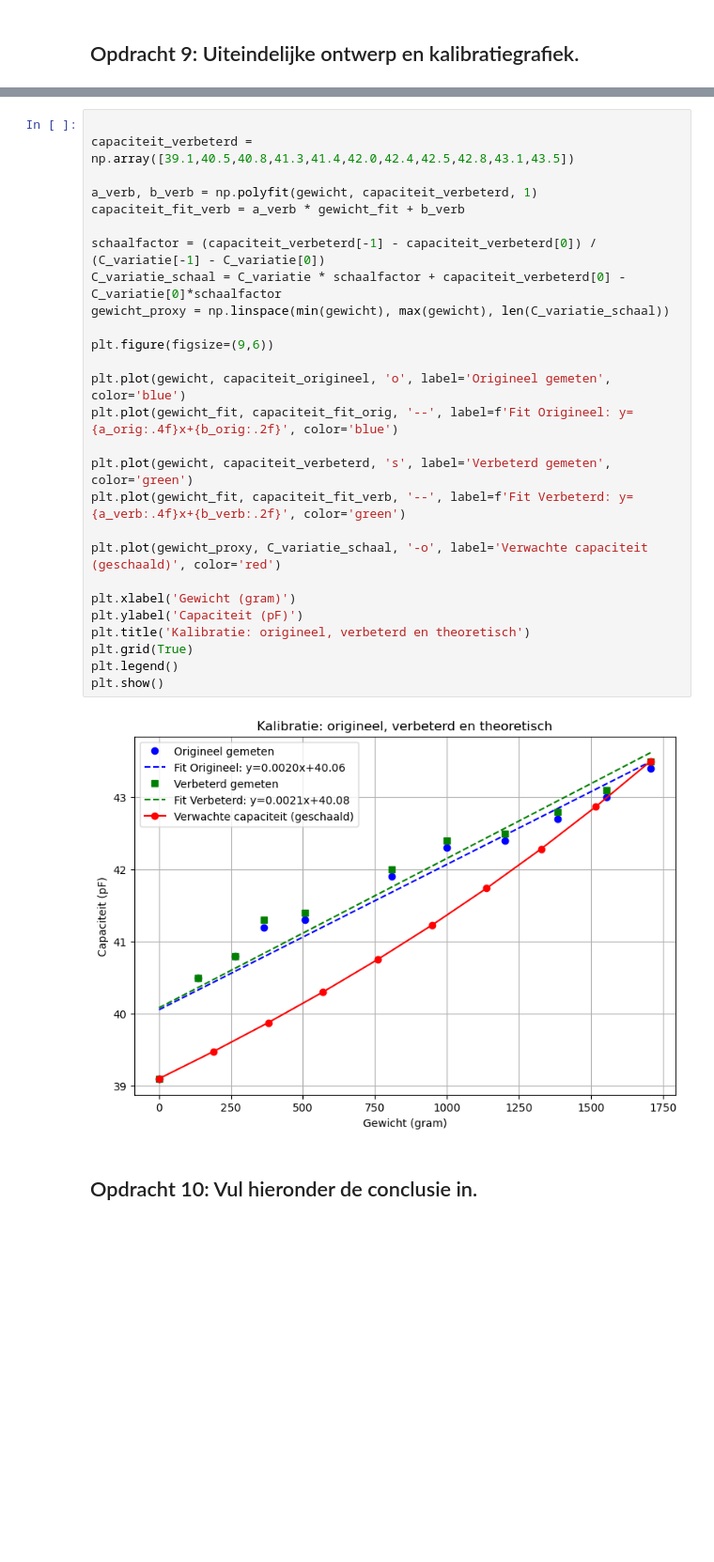
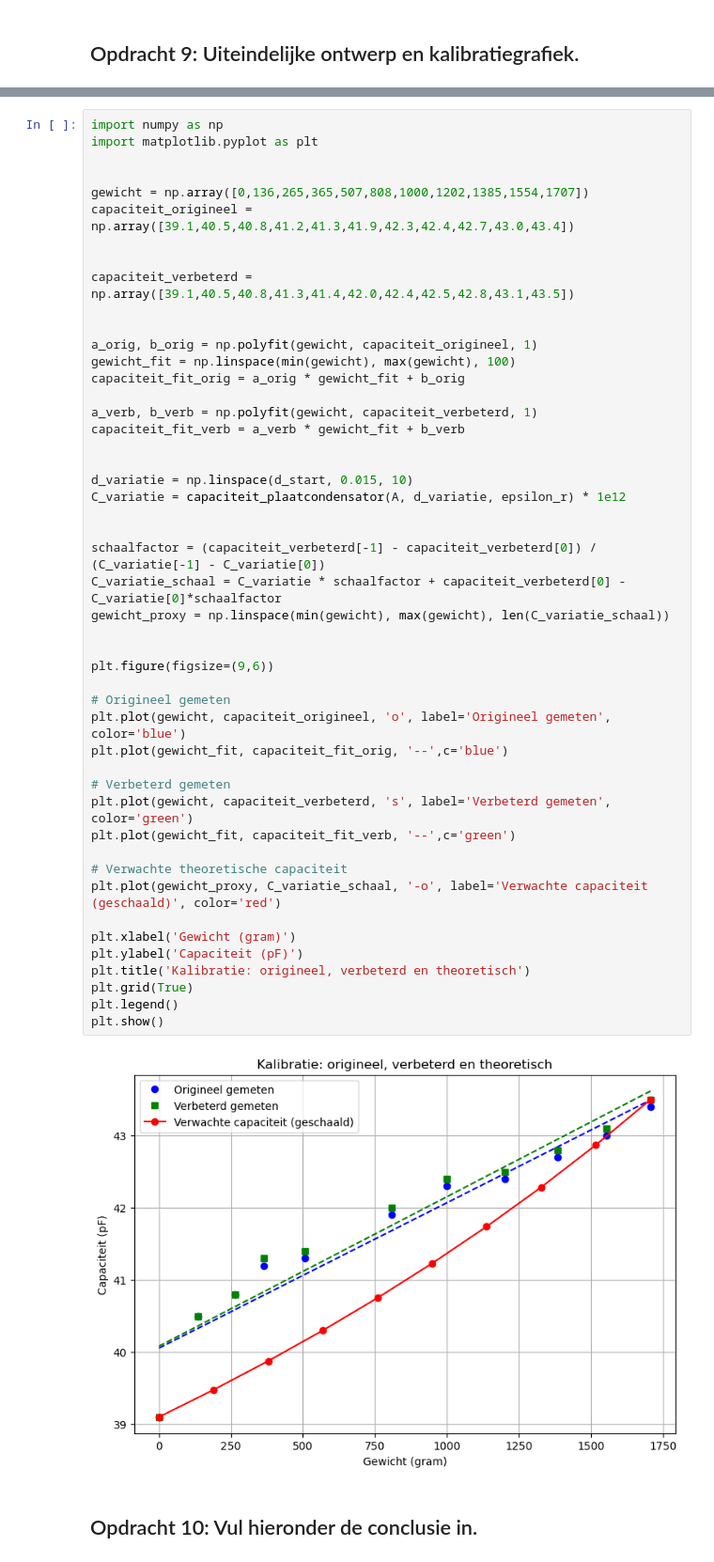
Before and after one commit to annelindetijdhof/opdrachten-DEF-D, a Jupyter notebook: FysiekeOntwerpopdrachten/2OntwerpEenSensorCondensator/DEFOntwerpopdracht2OntwerpEenSensorInvulTemplate.ipynb, the cells around one changed output, grey strips where cells are left out. Shown at 94% size. Saved outputs shown, nothing was run; the diff lists cells and outputs as text; blank space fills up the shorter version.

```diff
--- a/FysiekeOntwerpopdrachten/2OntwerpEenSensorCondensator/DEFOntwerpopdracht2OntwerpEenSensorInvulTemplate.ipynb
+++ b/FysiekeOntwerpopdrachten/2OntwerpEenSensorCondensator/DEFOntwerpopdracht2OntwerpEenSensorInvulTemplate.ipynb
@@ -221,34 +225,55 @@ Onze sensor kan nog verbetered worden door de volgende verbeteringen (minimaal 2
 #### Voeg hier een foto van je uiteindelijke sensor in.
 ![meting 2](IMG_6031.JPEG)
 # %%
+import numpy as np
+import matplotlib.pyplot as plt
+
+
+gewicht = np.array([0,136,265,365,507,808,1000,1202,1385,1554,1707])
+capaciteit_origineel = np.array([39.1,40.5,40.8,41.2,41.3,41.9,42.3,42.4,42.7,43.0,43.4])
+
 
 capaciteit_verbeterd = np.array([39.1,40.5,40.8,41.3,41.4,42.0,42.4,42.5,42.8,43.1,43.5])
 
+
+a_orig, b_orig = np.polyfit(gewicht, capaciteit_origineel, 1)
+gewicht_fit = np.linspace(min(gewicht), max(gewicht), 100)
+capaciteit_fit_orig = a_orig * gewicht_fit + b_orig
+
 a_verb, b_verb = np.polyfit(gewicht, capaciteit_verbeterd, 1)
 capaciteit_fit_verb = a_verb * gewicht_fit + b_verb
+
+
+d_variatie = np.linspace(d_start, 0.015, 10)
+C_variatie = capaciteit_plaatcondensator(A, d_variatie, epsilon_r) * 1e12
+
 
 schaalfactor = (capaciteit_verbeterd[-1] - capaciteit_verbeterd[0]) / (C_variatie[-1] - C_variatie[0])
 C_variatie_schaal = C_variatie * schaalfactor + capaciteit_verbeterd[0] - C_variatie[0]*schaalfactor
 gewicht_proxy = np.linspace(min(gewicht), max(gewicht), len(C_variatie_schaal))
 
+
 plt.figure(figsize=(9,6))
 
+# Origineel gemeten
 plt.plot(gewicht, capaciteit_origineel, 'o', label='Origineel gemeten', color='blue')
-plt.plot(gewicht_fit, capaciteit_fit_orig, '--', label=f'Fit Origineel: y={a_orig:.4f}x+{b_orig:.2f}', color='blue')
+plt.plot(gewicht_fit, capaciteit_fit_orig, '--',c='blue')
 
+# Verbeterd gemeten
 plt.plot(gewicht, capaciteit_verbeterd, 's', label='Verbeterd gemeten', color='green')
-plt.plot(gewicht_fit, capaciteit_fit_verb, '--', label=f'Fit Verbeterd: y={a_verb:.4f}x+{b_verb:.2f}', color='green')
+plt.plot(gewicht_fit, capaciteit_fit_verb, '--',c='green')
 
+# Verwachte theoretische capaciteit
 plt.plot(gewicht_proxy, C_variatie_schaal, '-o', label='Verwachte capaciteit (geschaald)', color='red')
 
 plt.xlabel('Gewicht (gram)')
 plt.ylabel('Capaciteit (pF)')
 plt.title('Kalibratie: origineel, verbeterd en theoretisch')
 plt.grid(True)
 plt.legend()
 plt.show()
 # %% [output]
-[figure, old version]
+[figure, new version]
 # %% [markdown]
 ## Opdracht 10: Vul hieronder de conclusie in.
 # %% [markdown]
```
Also changed, not shown: parts of 2 cells of this notebook, 9 other files.
